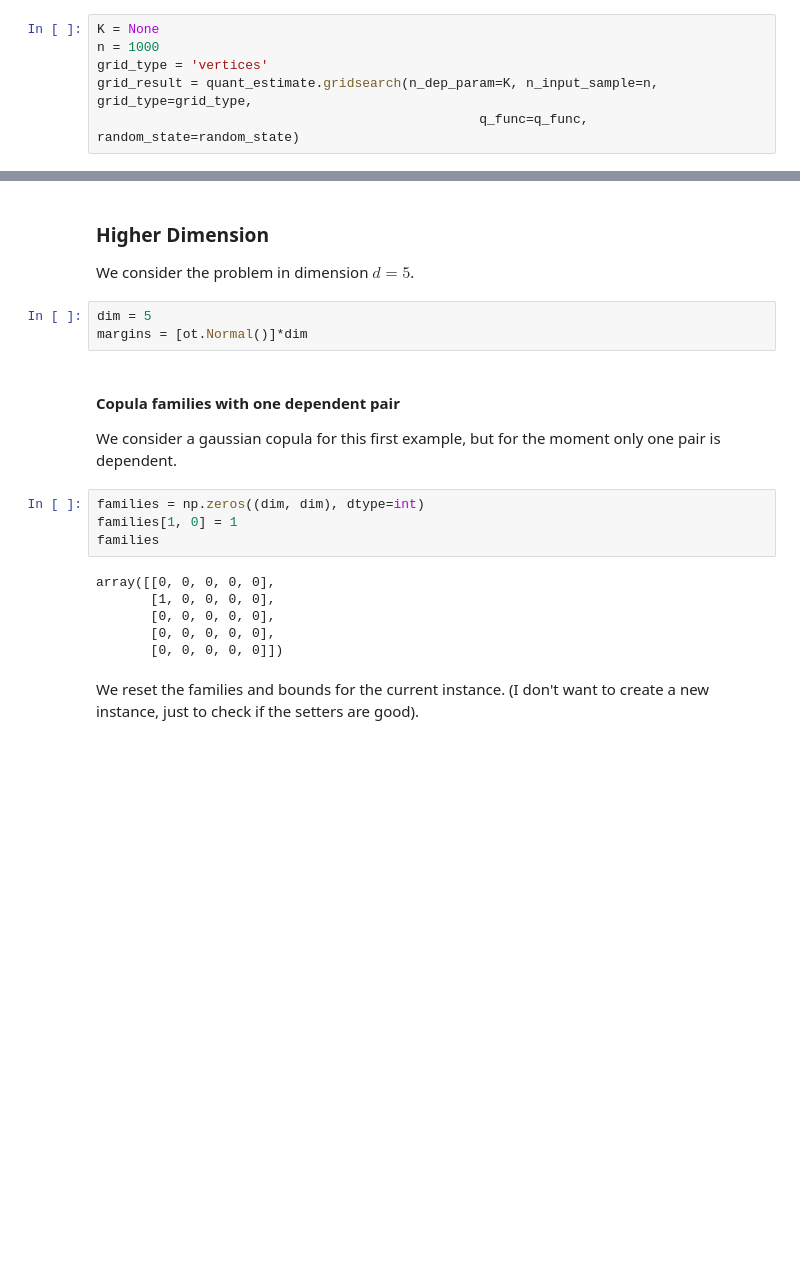
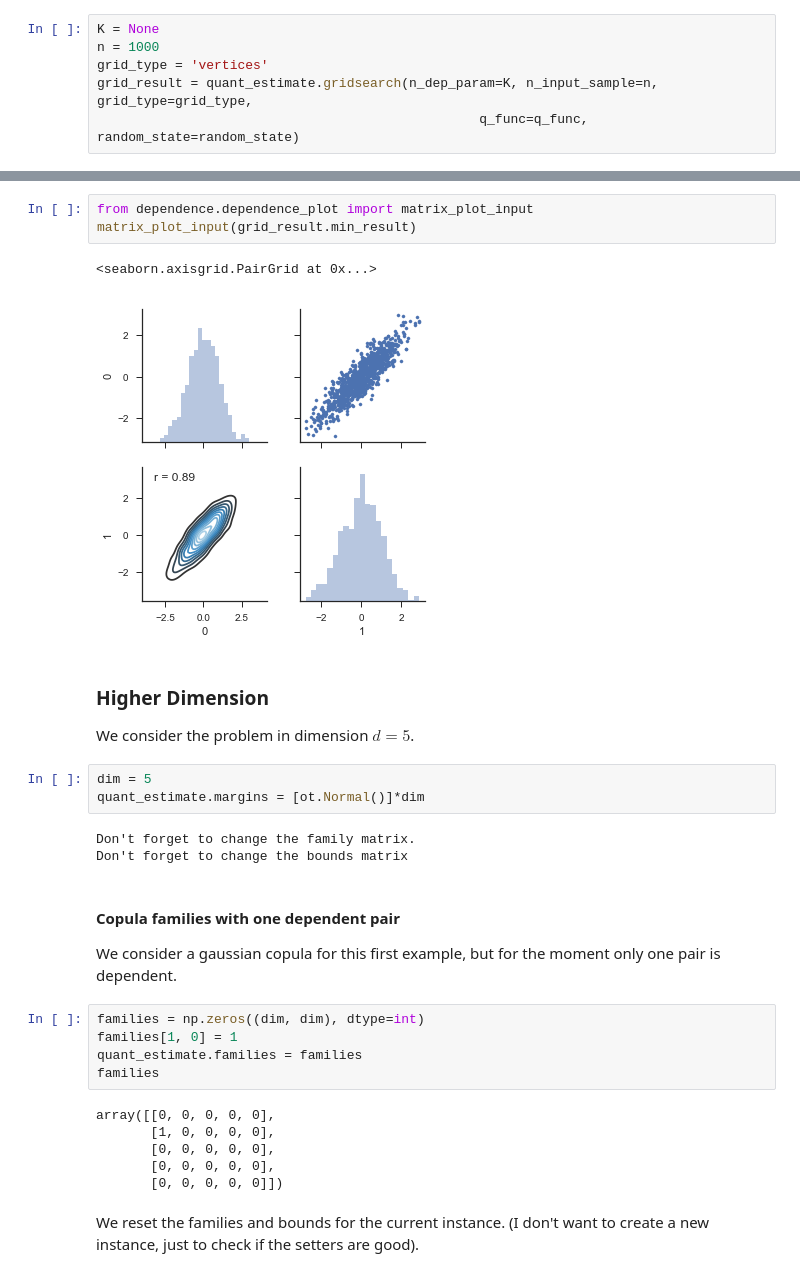
Before and after one commit to NazBen/dep-impact, a Jupyter notebook: examples/grid-search.ipynb, the cells around one changed output, grey strips where cells are left out. Saved outputs shown, nothing was run; the diff lists cells and outputs as text; blank space fills up the shorter version.

```diff
--- a/examples/grid-search.ipynb
+++ b/examples/grid-search.ipynb
@@ -240,10 +243,19 @@ Kendall's Tau : [ 0.7], Quantile: -4.54049788252
+# %%
+from dependence.dependence_plot import matrix_plot_input
+matrix_plot_input(grid_result.min_result)
+# %% [output]
+<seaborn.axisgrid.PairGrid at 0x...>
+[figure, added]
 # %% [markdown]
 ### Higher Dimension
 
 We consider the problem in dimension $d=5$.
 # %%
 dim = 5
-margins = [ot.Normal()]*dim
+quant_estimate.margins = [ot.Normal()]*dim
+# %% [output]
+Don't forget to change the family matrix.
+Don't forget to change the bounds matrix
 # %% [markdown]
 #### Copula families with one dependent pair
 
@@ -251,6 +263,7 @@ We consider a gaussian copula for this first example, but for the moment only on
 # %%
 families = np.zeros((dim, dim), dtype=int)
 families[1, 0] = 1
+quant_estimate.families = families
 families
 # %% [output]
 array([[0, 0, 0, 0, 0],
```
Also changed, not shown: parts of 25 cells of this notebook.
